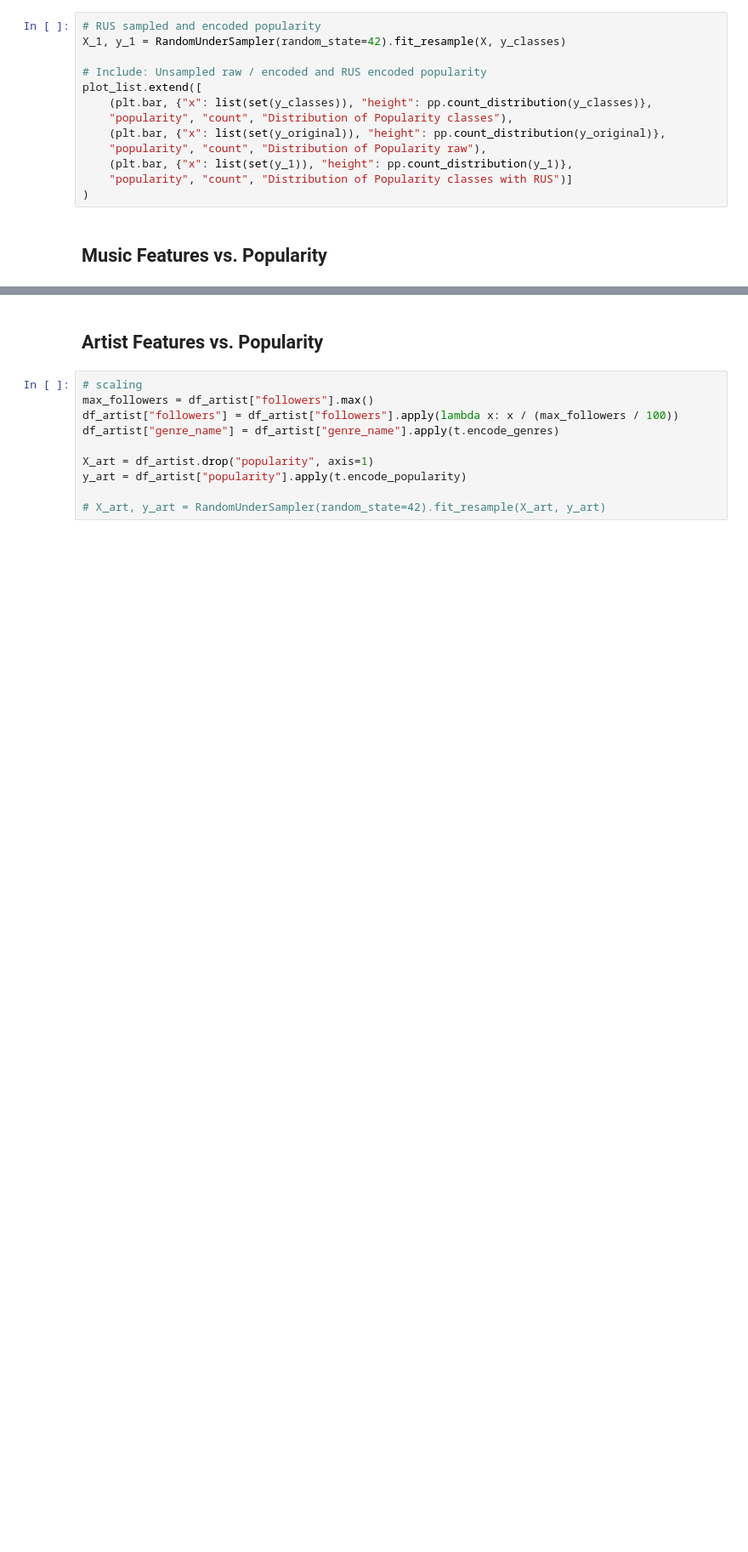
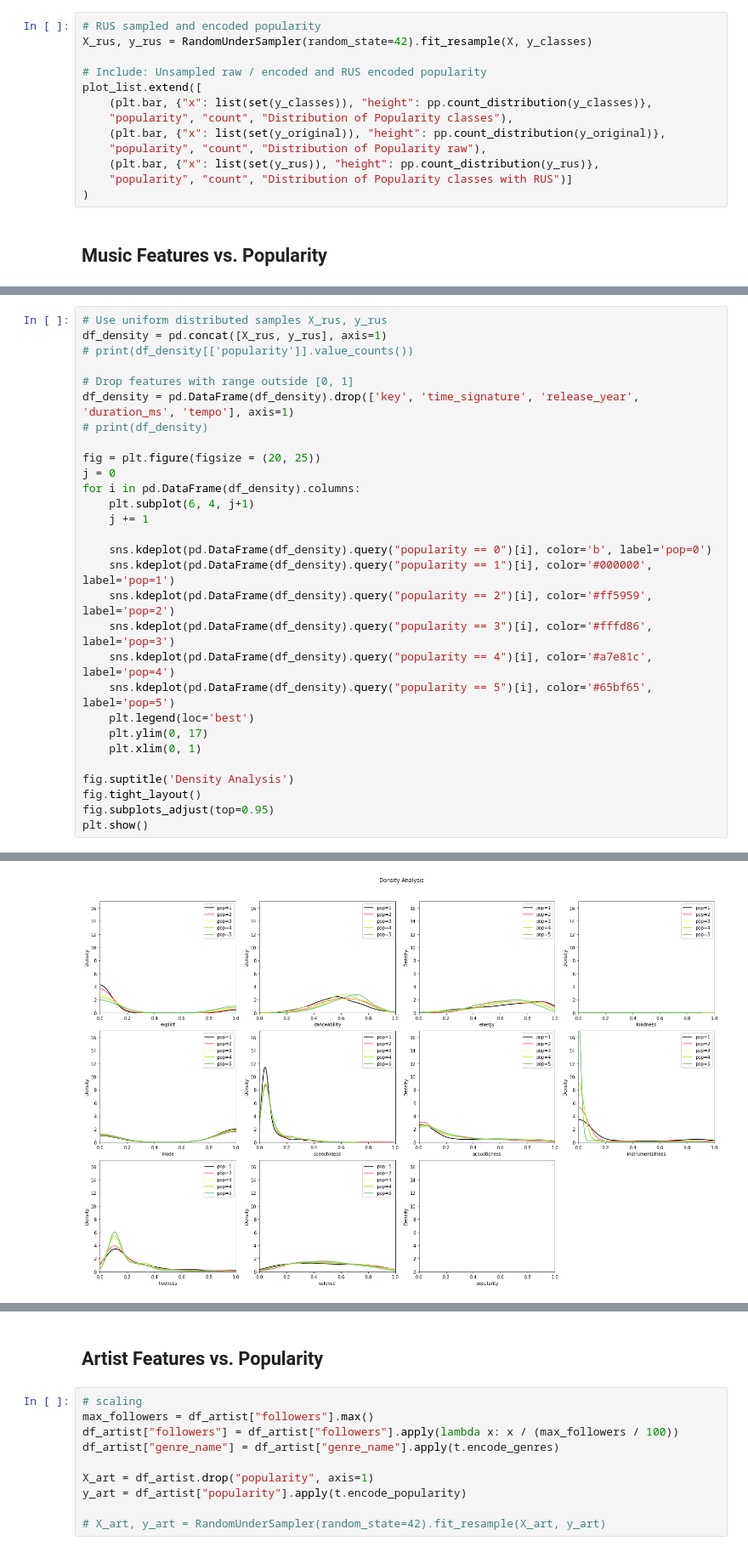
Before and after one commit to jakhac/song-popularity, a Jupyter notebook: src/training/plotting.ipynb, the cells around one changed output, grey strips where cells are left out. Shown at 85% size. Saved outputs shown, nothing was run; the diff lists cells and outputs as text; blank space fills up the shorter version.

```diff
--- a/src/training/plotting.ipynb
+++ b/src/training/plotting.ipynb
@@ -36,7 +39,7 @@ X = df_music.drop("popularity", axis=1)
 ## Distribution of Popularity
 # %%
 # RUS sampled and encoded popularity
-X_1, y_1 = RandomUnderSampler(random_state=42).fit_resample(X, y_classes)
+X_rus, y_rus = RandomUnderSampler(random_state=42).fit_resample(X, y_classes)
 
 # Include: Unsampled raw / encoded and RUS encoded popularity
 plot_list.extend([
@@ -44,7 +47,7 @@ plot_list.extend([
     "popularity", "count", "Distribution of Popularity classes"),
     (plt.bar, {"x": list(set(y_original)), "height": pp.count_distribution(y_original)},
     "popularity", "count", "Distribution of Popularity raw"),
-    (plt.bar, {"x": list(set(y_1)), "height": pp.count_distribution(y_1)},
+    (plt.bar, {"x": list(set(y_rus)), "height": pp.count_distribution(y_rus)},
     "popularity", "count", "Distribution of Popularity classes with RUS")]
 )
 # %% [markdown]
@@ -62,0 +63,30 @@ for name, values in pd.DataFrame(X).items():
+# %%
+# Use uniform distributed samples X_rus, y_rus
+df_density = pd.concat([X_rus, y_rus], axis=1)
+# print(df_density[['popularity']].value_counts())
+
+# Drop features with range outside [0, 1]
+df_density = pd.DataFrame(df_density).drop(['key', 'time_signature', 'release_year', 'duration_ms', 'tempo'], axis=1)
+# print(df_density)
+
+fig = plt.figure(figsize = (20, 25))
+j = 0
+for i in pd.DataFrame(df_density).columns:
+    plt.subplot(6, 4, j+1)
+    j += 1
+
+    sns.kdeplot(pd.DataFrame(df_density).query("popularity == 0")[i], color='b', label='pop=0')
+    sns.kdeplot(pd.DataFrame(df_density).query("popularity == 1")[i], color='#000000', label='pop=1')
+    sns.kdeplot(pd.DataFrame(df_density).query("popularity == 2")[i], color='#ff5959', label='pop=2')
+    sns.kdeplot(pd.DataFrame(df_density).query("popularity == 3")[i], color='#fffd86', label='pop=3')
+    sns.kdeplot(pd.DataFrame(df_density).query("popularity == 4")[i], color='#a7e81c', label='pop=4')
+    sns.kdeplot(pd.DataFrame(df_density).query("popularity == 5")[i], color='#65bf65', label='pop=5')
+    plt.legend(loc='best')
+    plt.ylim(0, 17)
+    plt.xlim(0, 1)
+
+fig.suptitle('Density Analysis')
+fig.tight_layout()
+fig.subplots_adjust(top=0.95)
+plt.show()
+# %% [output]
@@ -62,0 +94 @@ for name, values in pd.DataFrame(X).items():
+[figure, added]
```
Also changed, not shown: parts of 9 cells of this notebook, 4 other files.
